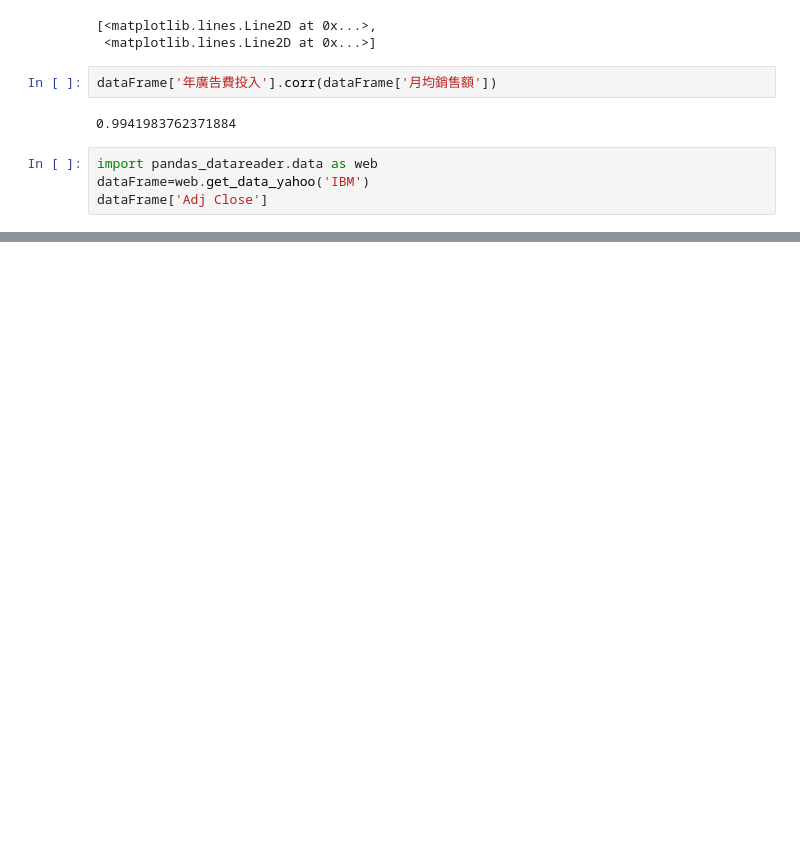
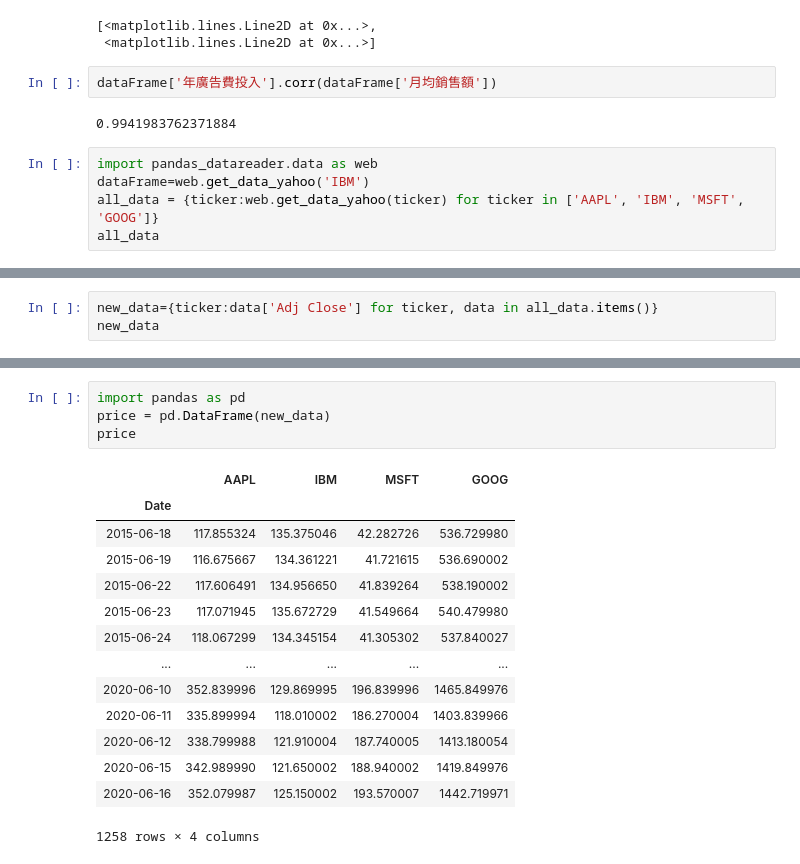
Before and after one commit to a29571508/PythonForDataAnalysis, a Jupyter notebook: 上課內容/sample28.ipynb, the cells around one changed output, grey strips where cells are left out. Drawn from its saved outputs; the diff is of its cells as text; blank space fills up the shorter version.

```diff
--- a/上課內容/sample28.ipynb
+++ b/上課內容/sample28.ipynb
@@ -35,5 +35,6 @@ dataFrame['年廣告費投入'].corr(dataFrame['月均銷售額'])
 # %%
 import pandas_datareader.data as web
 dataFrame=web.get_data_yahoo('IBM')
-dataFrame['Adj Close']
+all_data = {ticker:web.get_data_yahoo(ticker) for ticker in ['AAPL', 'IBM', 'MSFT', 'GOOG']}
+all_data
 # %% [output]
@@ -52,0 +58,3 @@ Name: Adj Close, Length: 1258, dtype: float64
+# %%
+new_data={ticker:data['Adj Close'] for ticker, data in all_data.items()}
+new_data
@@ -52,0 +79,19 @@ Name: Adj Close, Length: 1258, dtype: float64
+# %%
+import pandas as pd
+price = pd.DataFrame(new_data)
+price
+# %% [output]
+|  | AAPL | IBM | MSFT | GOOG |
+| Date |  |  |  |  |
+| 2015-06-18 | 117.855324 | 135.375046 | 42.282726 | 536.729980 |
+| 2015-06-19 | 116.675667 | 134.361221 | 41.721615 | 536.690002 |
+| 2015-06-22 | 117.606491 | 134.956650 | 41.839264 | 538.190002 |
+| 2015-06-23 | 117.071945 | 135.672729 | 41.549664 | 540.479980 |
+| 2015-06-24 | 118.067299 | 134.345154 | 41.305302 | 537.840027 |
+| ... | ... | ... | ... | ... |
+| 2020-06-10 | 352.839996 | 129.869995 | 196.839996 | 1465.849976 |
+| 2020-06-11 | 335.899994 | 118.010002 | 186.270004 | 1403.839966 |
+| 2020-06-12 | 338.799988 | 121.910004 | 187.740005 | 1413.180054 |
+| 2020-06-15 | 342.989990 | 121.650002 | 188.940002 | 1419.849976 |
+| 2020-06-16 | 352.079987 | 125.150002 | 193.570007 | 1442.719971 |
+1258 rows × 4 columns
```
Also changed, not shown: parts of 2 cells of this notebook.
